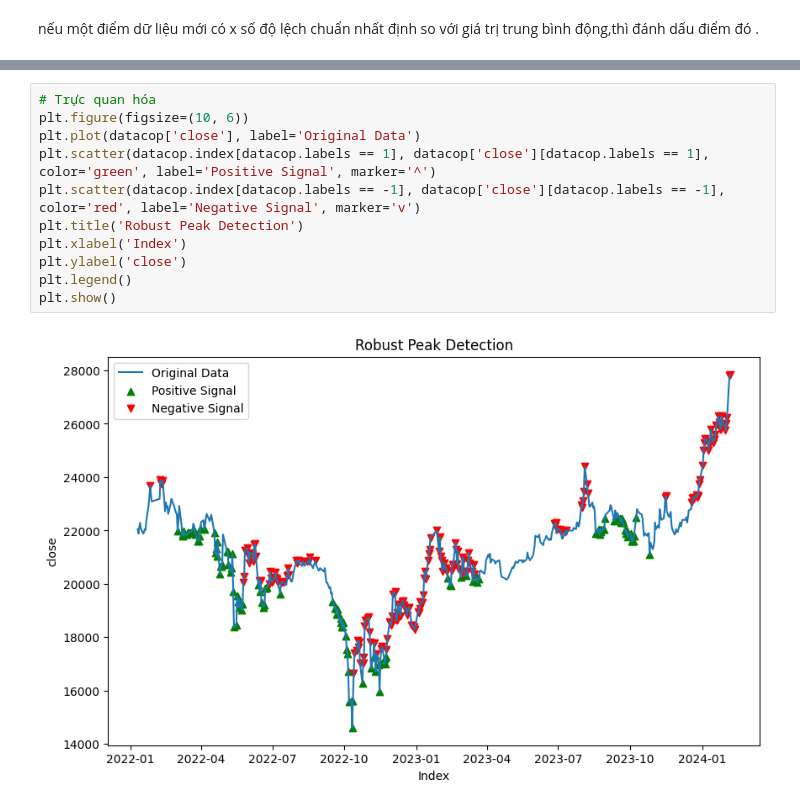
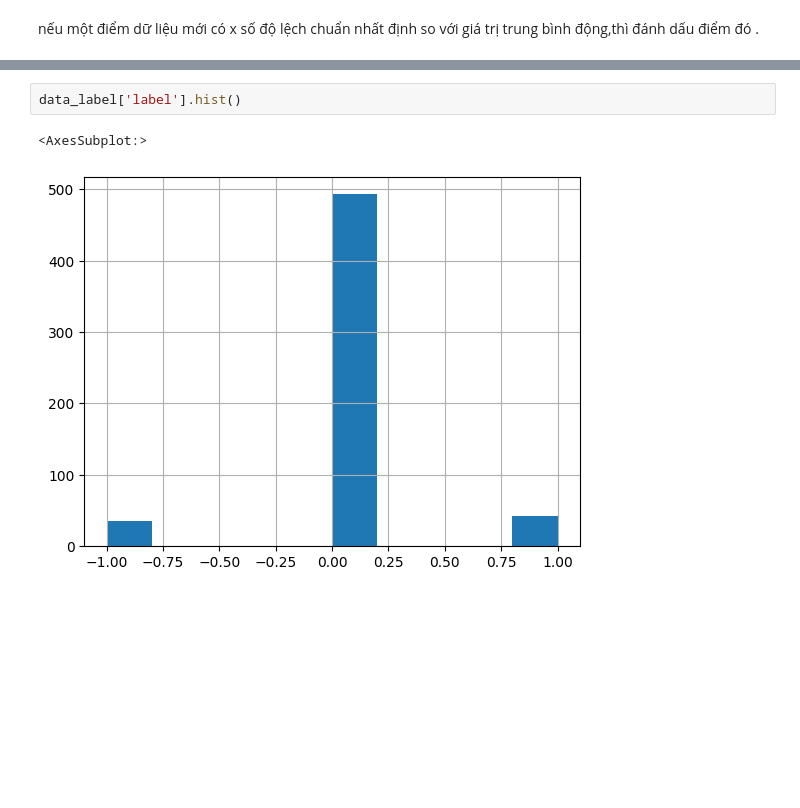
Before and after one commit to dtvn-training/2024-dn-python-stockprediction, a Jupyter notebook: Backend/prediction/predict.ipynb, the cells around one changed output, grey strips where cells are left out. Saved outputs shown, nothing was run; the diff lists cells and outputs as text; blank space fills up the shorter version.

```diff
--- a/Backend/prediction/predict.ipynb
+++ b/Backend/prediction/predict.ipynb
@@ -441,13 +412,5 @@ datacop.labels.hist()
-# %%
-# Trực quan hóa
-plt.figure(figsize=(10, 6))
-plt.plot(datacop['close'], label='Original Data')
-plt.scatter(datacop.index[datacop.labels == 1], datacop['close'][datacop.labels == 1], color='green', label='Positive Signal', marker='^')
-plt.scatter(datacop.index[datacop.labels == -1], datacop['close'][datacop.labels == -1], color='red', label='Negative Signal', marker='v')
-plt.title('Robust Peak Detection')
-plt.xlabel('Index')
-plt.ylabel('close')
-plt.legend()
-plt.show()
-# %% [output]
-[figure, removed]
+# %%
+data_label['label'].hist()
+# %% [output]
+<AxesSubplot:>
+[figure, added]
```
Also changed, not shown: parts of 16 cells of this notebook.
